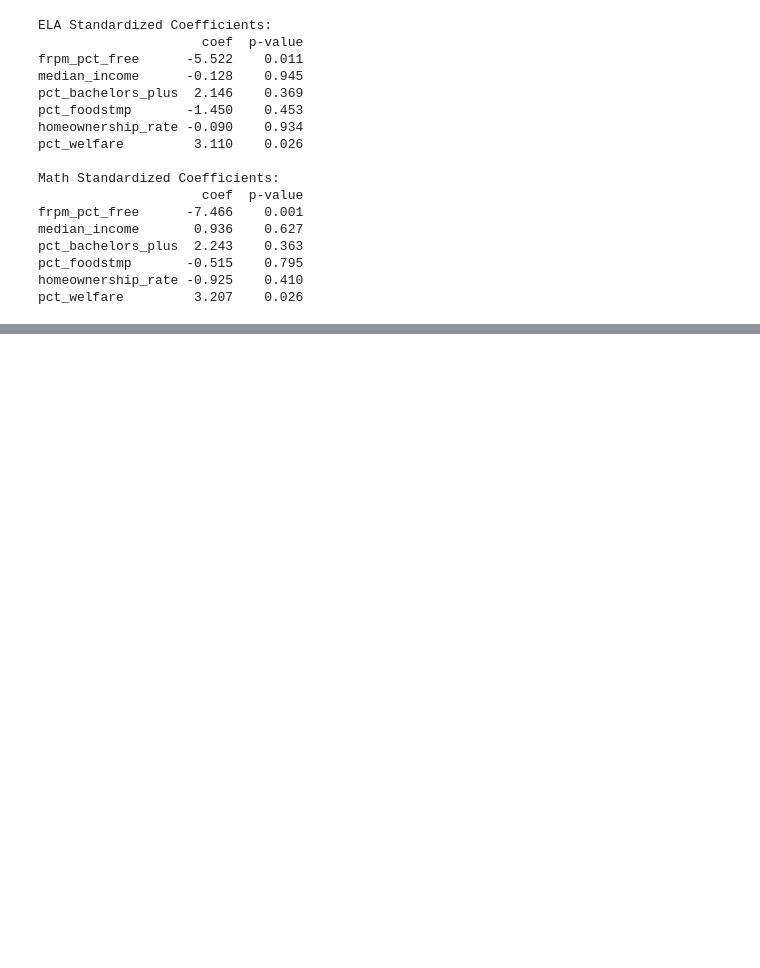
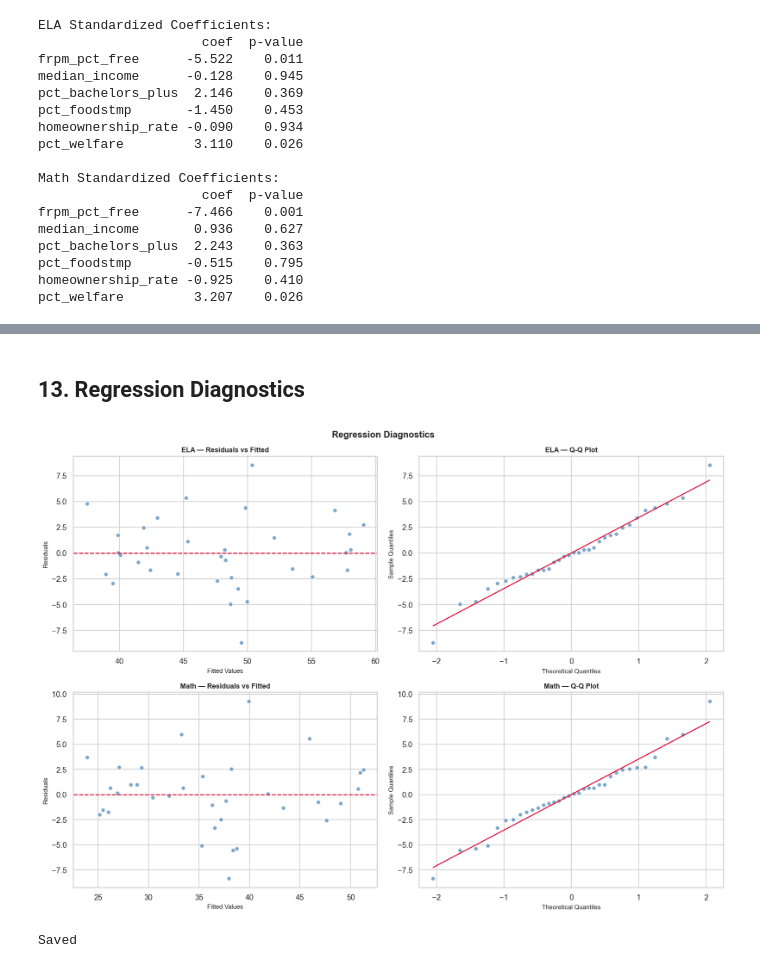
Before and after one commit to andrewyounucsd/math189-final-project, a Jupyter notebook: math189_final_project.ipynb, the cells around one changed output, grey strips where cells are left out. Cells and saved outputs as stored; diff of their text form; code cells hidden in the pictures; blank space fills up the shorter version.

```diff
--- a/math189_final_project.ipynb
+++ b/math189_final_project.ipynb
@@ -1124,0 +1466,37 @@ pct_welfare         3.207    0.026
+# %% [markdown]
+## 13. Regression Diagnostics
+# %%
+# Residuals vs Fitted: checks linearity and homoscedasticity assumptions
+# points should be randomly scattered around zero with no pattern
+# Q-Q Plot: checks normality of residuals assumption
+# points should fall closely along the diagonal line
+
+fig, axes = plt.subplots(2, 2, figsize=(14, 10))
+fig.suptitle('Regression Diagnostics', fontsize=13, fontweight='bold')
+
+for row, (subject, model) in enumerate([('ELA', model_ela), ('Math', model_math)]):
+    fitted    = model.fittedvalues
+    residuals = model.resid
+
+    # Residuals vs Fitted
+    axes[row, 0].scatter(fitted, residuals, color='steelblue', alpha=0.7, edgecolors='white')
+    axes[row, 0].axhline(y=0, color='crimson', linewidth=1.5, linestyle='--')
+    axes[row, 0].set_xlabel('Fitted Values', fontsize=9)
+    axes[row, 0].set_ylabel('Residuals', fontsize=9)
+    axes[row, 0].set_title(f'{subject} — Residuals vs Fitted', fontsize=10, fontweight='bold')
+
+    # Q-Q plot — tests normality of residuals
+    (osm, osr), (slope, intercept, r) = stats.probplot(residuals, dist='norm')
+    axes[row, 1].scatter(osm, osr, color='steelblue', alpha=0.7, edgecolors='white')
+    axes[row, 1].plot(osm, slope*np.array(osm)+intercept, color='crimson', linewidth=1.5)
+    axes[row, 1].set_xlabel('Theoretical Quantiles', fontsize=9)
+    axes[row, 1].set_ylabel('Sample Quantiles', fontsize=9)
+    axes[row, 1].set_title(f'{subject} — Q-Q Plot', fontsize=10, fontweight='bold')
+
+plt.tight_layout()
+plt.savefig('regression_diagnostics.png', bbox_inches='tight')
+plt.show()
+print("Saved")
+# %% [output]
+[figure, added]
+Saved
```
Also changed, not shown: parts of 15 cells of this notebook.
